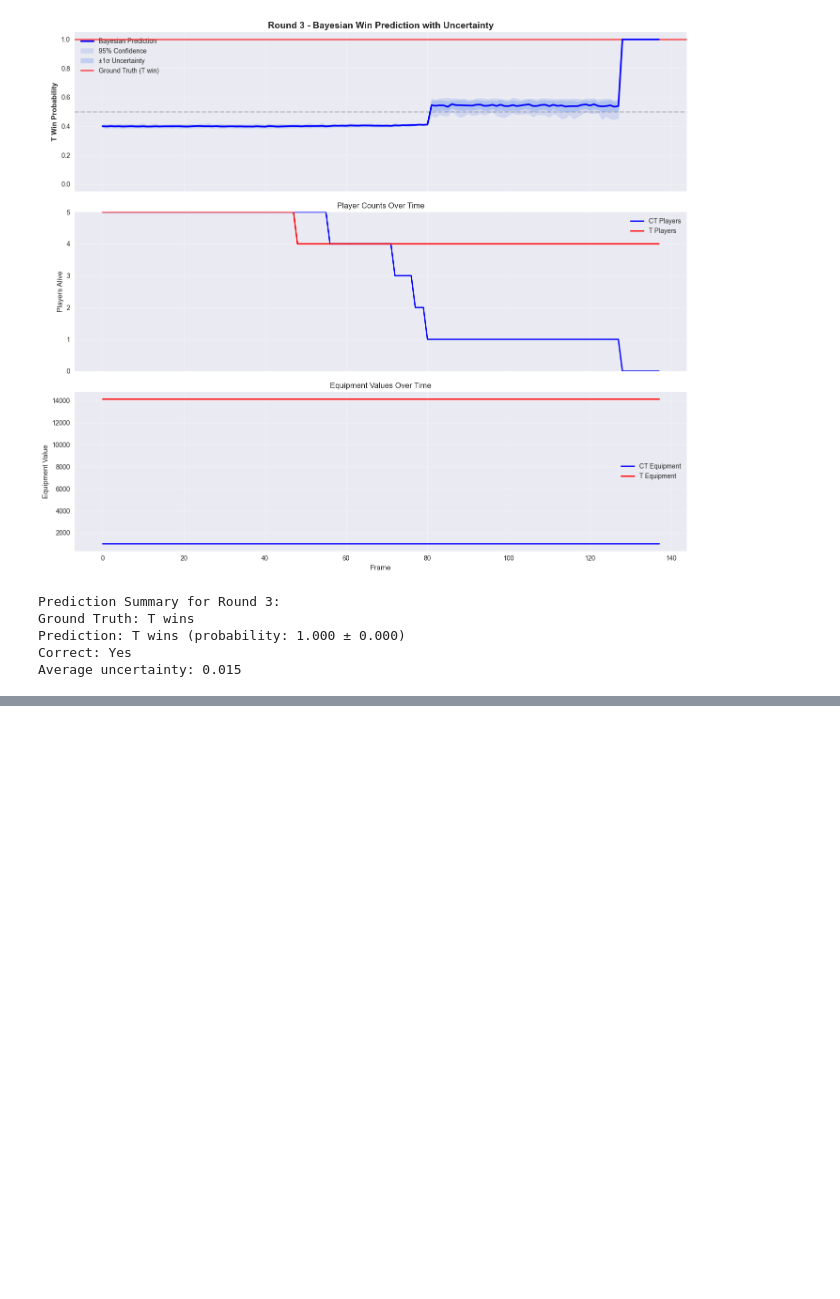
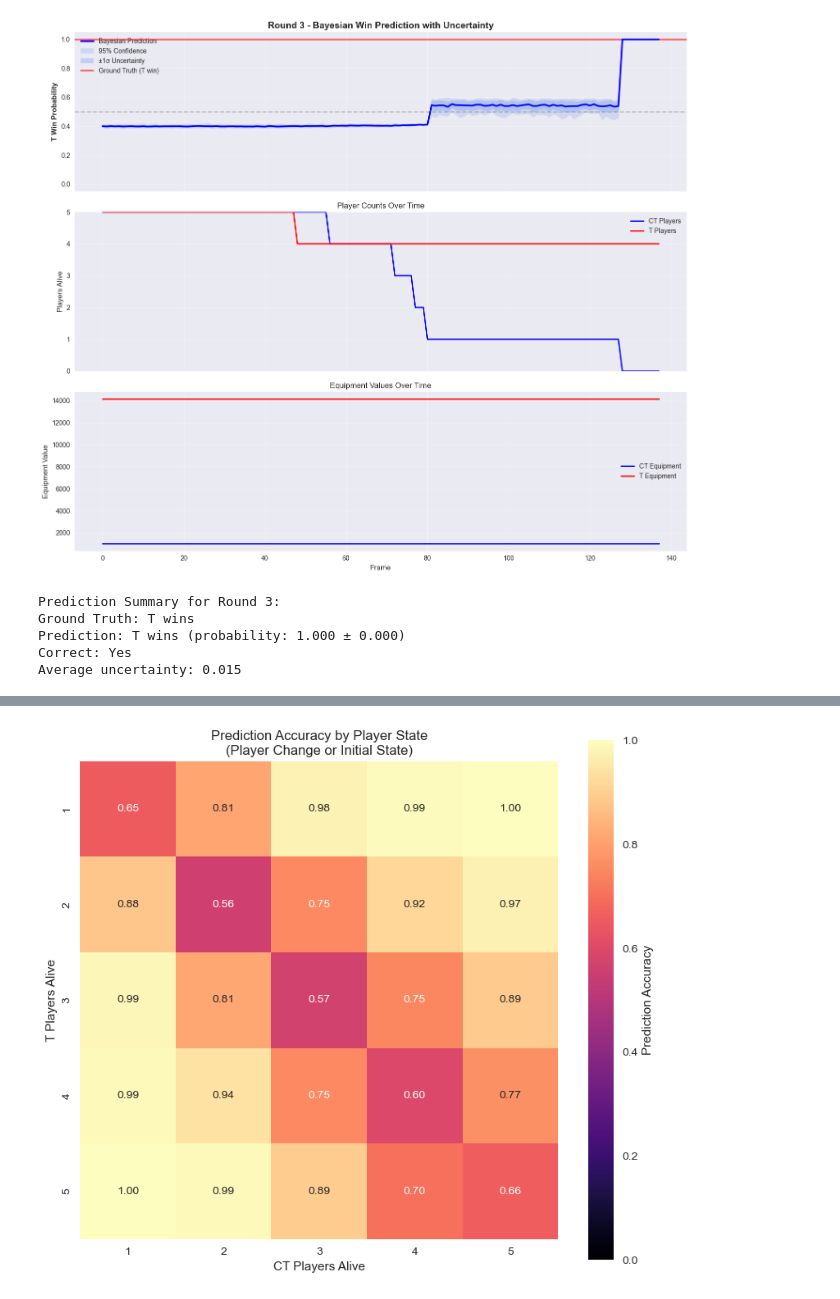
Before and after one commit to kridk999/mbml_project, a Jupyter notebook: Explanatory_notebook.ipynb, the cells around one changed output, grey strips where cells are left out. Cells and saved outputs as stored; diff of their text form; code cells hidden in the pictures; blank space fills up the shorter version.

```diff
--- a/Explanatory_notebook.ipynb
+++ b/Explanatory_notebook.ipynb
@@ -850,0 +940,79 @@ Average uncertainty: 0.015
+# %%
+import seaborn as sns
+# Ensure ct_alive_idx and t_alive_idx are set
+ct_alive_idx = None
+t_alive_idx = None
+for i, col in enumerate(feature_cols):
+    if "num_ct_alive" in col.lower():
+        ct_alive_idx = i
+    elif "num_t_alive" in col.lower():
+        t_alive_idx = i
+if ct_alive_idx is None or t_alive_idx is None:
+    raise ValueError("Could not find player count columns in features.")
+
+# Compute prediction accuracy for each (CT, T) alive state, including the initial 5 vs. 5 state
+correct_grid_change = np.zeros((5, 5))
+total_grid_change = np.zeros((5, 5))
+
+for features, labels in zip(test_features, test_labels):
+    true_label = labels[0].item()  # All frames in a round have the same label
+    mean_pred, _, _, _ = predict_with_uncertainty(model, features, num_samples=30)
+    prev_ct_alive = None
+    prev_t_alive = None
+    for frame_idx in range(features.shape[0]):
+        ct_alive = int(features[frame_idx, ct_alive_idx].item())
+        t_alive = int(features[frame_idx, t_alive_idx].item())
+        # Include the very first frame (initial state, usually 5 vs. 5)
+        if frame_idx == 0:
+            if 1 <= ct_alive <= 5 and 1 <= t_alive <= 5:
+                pred_label = 1.0 if mean_pred[frame_idx] > 0.5 else 0.0
+                if pred_label == true_label:
+                    correct_grid_change[t_alive-1, ct_alive-1] += 1
+                total_grid_change[t_alive-1, ct_alive-1] += 1
+            prev_ct_alive = ct_alive
+            prev_t_alive = t_alive
+            continue
+        # Only consider frames where alive player count changed from previous frame
+        if (ct_alive != prev_ct_alive) or (t_alive != prev_t_alive):
+            if 1 <= ct_alive <= 5 and 1 <= t_alive <= 5:
+                pred_label = 1.0 if mean_pred[frame_idx] > 0.5 else 0.0
+                if pred_label == true_label:
+                    correct_grid_change[t_alive-1, ct_alive-1] += 1
+                total_grid_change[t_alive-1, ct_alive-1] += 1
+        prev_ct_alive = ct_alive
+        prev_t_alive = t_alive
+
+# Compute accuracy for each state
+accuracy_grid_change = np.divide(correct_grid_change, total_grid_change, out=np.zeros_like(correct_grid_change), where=total_grid_change!=0)
+
+df = pd.DataFrame(
+    accuracy_grid_change,
+    index=[1, 2, 3, 4, 5],
+    columns=[1, 2, 3, 4, 5]
+)
+
+plt.figure(figsize=(8, 7))
+
+ax = sns.heatmap(
+    df,
+    cmap="magma",
+    vmin=0, vmax=1,
+    annot=True, fmt=".2f",
+    cbar_kws={"label": "Prediction Accuracy"},
+    linewidths=0,
+    linecolor=None,
+    square=True
+)
+
+# Labels and title
+ax.set_xlabel("CT Players Alive")
+ax.set_ylabel("T Players Alive")
+ax.set_title("Prediction Accuracy by Player State\n(Player Change or Initial State)")
+
+plt.tight_layout()
+plt.show()
+
+print("\nPrediction accuracy grid for each (CT, T) alive state (player change or initial state):")
+print(np.round(accuracy_grid_change, 3))
+# %% [output]
+[figure, added]
```
Also changed, not shown: parts of 5 cells of this notebook.
